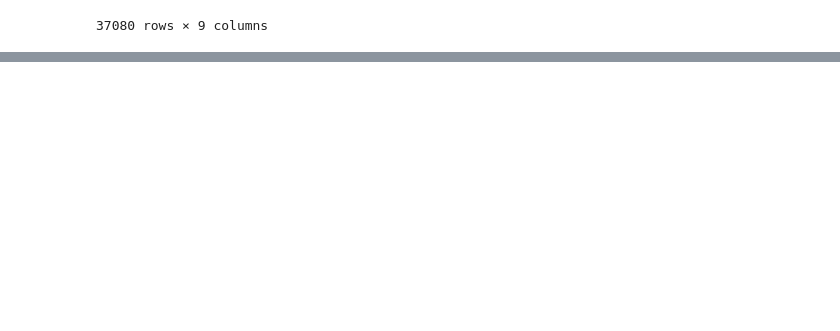
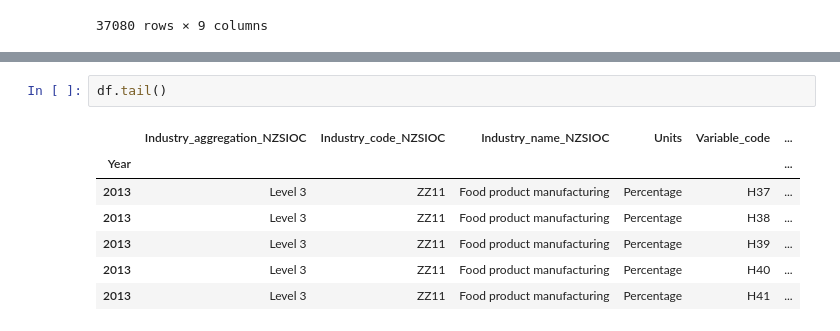
Before and after one commit to Subharanjan-Sahoo/ML, a Jupyter notebook: Pandas/WriteCSVFile.ipynb, the cells around one changed output, grey strips where cells are left out. Saved outputs shown, nothing was run; the diff lists cells and outputs as text; blank space fills up the shorter version.

```diff
--- a/Pandas/WriteCSVFile.ipynb
+++ b/Pandas/WriteCSVFile.ipynb
@@ -128,0 +158,10 @@ df
+# %%
+df.tail()
+# %% [output]
+|  | Industry_aggregation_NZSIOC | Industry_code_NZSIOC | Industry_name_NZSIOC | Units | Variable_code | ... |
+| Year |  |  |  |  |  | ... |
+| 2013 | Level 3 | ZZ11 | Food product manufacturing | Percentage | H37 | ... |
+| 2013 | Level 3 | ZZ11 | Food product manufacturing | Percentage | H38 | ... |
+| 2013 | Level 3 | ZZ11 | Food product manufacturing | Percentage | H39 | ... |
+| 2013 | Level 3 | ZZ11 | Food product manufacturing | Percentage | H40 | ... |
+| 2013 | Level 3 | ZZ11 | Food product manufacturing | Percentage | H41 | ... |
```
Also changed, not shown: parts of 6 cells of this notebook.
